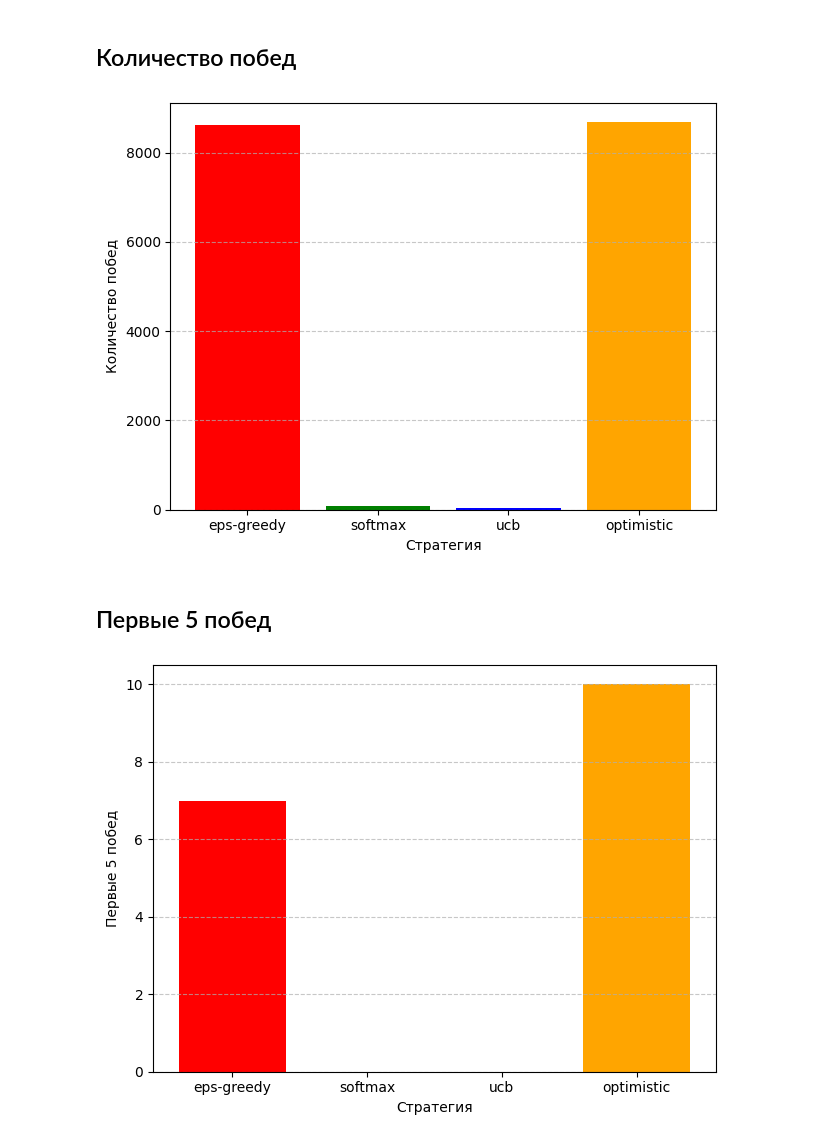
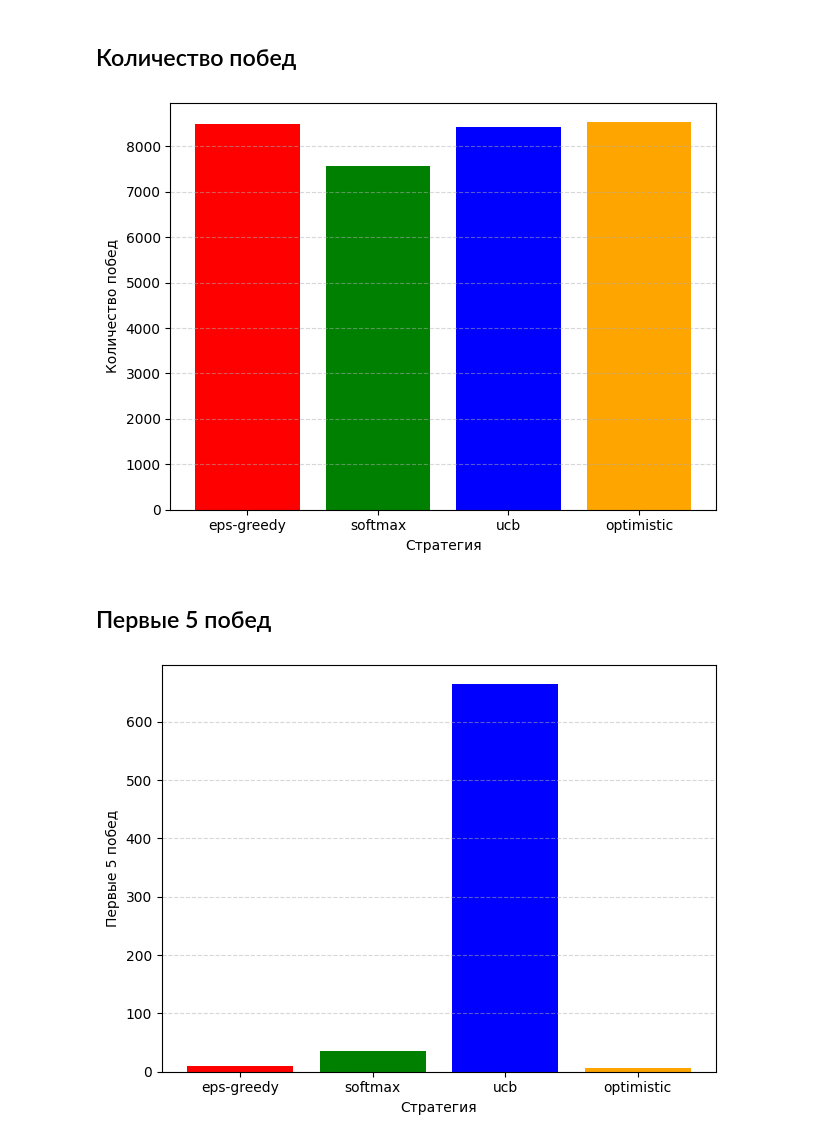
Before and after one commit to sashafromlibertalia/deep-learning-labs, a Jupyter notebook: RL_2025_Lab.ipynb, the cells around one changed output. Cells and saved outputs as stored; diff of their text form; code cells hidden in the pictures.

```diff
--- a/RL_2025_Lab.ipynb
+++ b/RL_2025_Lab.ipynb
@@ -494,11 +494,10 @@ def ucb_choose_action(state, Q, N, total_counts, c=2):
     n_actions = Q.shape[1]
 
     # Если какое-то действие ещё не опробовано в этом состоянии — выбираем его
-    for a in range(n_actions):
-        if N[state, a] == 0:
-            return a
+    if total_counts[state] == 0:
+      return np.random.randint(0, env.action_space.n)
 
-    ucb_values = Q[state] + c * np.sqrt(np.log(total_counts) / N[state])
+    ucb_values = Q[state] + c * np.sqrt(np.log(total_counts[state]) / (N[state]  + 1e-8))
 
     return np.argmax(ucb_values)
 # %%
@@ -534,7 +533,7 @@ class RLAgentEstimator(BaseEstimator):
 
       self.Q = np.copy(Q_optimistic) if self.optimistic else np.copy(Q_default)
 
-      total_count = 0 # UCB only
+      total_count = np.zeros(env.observation_space.n) # UCB only
       N = np.zeros(self.Q.shape) # UCB only
 
       cumulative_rewards = np.zeros((total_games, max_steps))
@@ -554,7 +553,7 @@ class RLAgentEstimator(BaseEstimator):
             if self.strategy == 'ucb':
               action = ucb_choose_action(state, self.Q, N, total_count)
               N[state, action] += 1
-              total_count += 1
+              total_count[state] += 1
             elif self.strategy == 'softmax':
               action = softmax_choose_action(state, self.Q)
             else:
@@ -618,30 +617,30 @@ plt.bar(strategies, wins, color=['red', 'green', 'blue', 'orange'])
 plt.xlabel('Стратегия')
 plt.ylabel('Количество побед')
 
-plt.grid(True, axis='y', linestyle='--', alpha=0.7)
+plt.grid(True, axis='y', linestyle='--', alpha=0.5)
 plt.tight_layout()
 # %% [output]
-[figure, old version]
+[figure, new version]
 # %% [markdown]
 ## Первые 5 побед
 # %%
 strategies = ['eps-greedy', 'softmax', 'ucb', 'optimistic']
 wins = [
     base_score[1],
     softmax_score[1],
     ucb_score[1],
     optimistic_score[1]
 ]
 
 plt.bar(strategies, wins, color=['red', 'green', 'blue', 'orange'])
 
 plt.xlabel('Стратегия')
 plt.ylabel('Первые 5 побед')
 
-plt.grid(True, axis='y', linestyle='--', alpha=0.7)
+plt.grid(True, axis='y', linestyle='--', alpha=0.5)
 plt.tight_layout()
 # %% [output]
-[figure, old version]
+[figure, new version]
 # %%
 steps = [
     base_score[3][1000],
```
Also changed, not shown: parts of 6 cells of this notebook.
